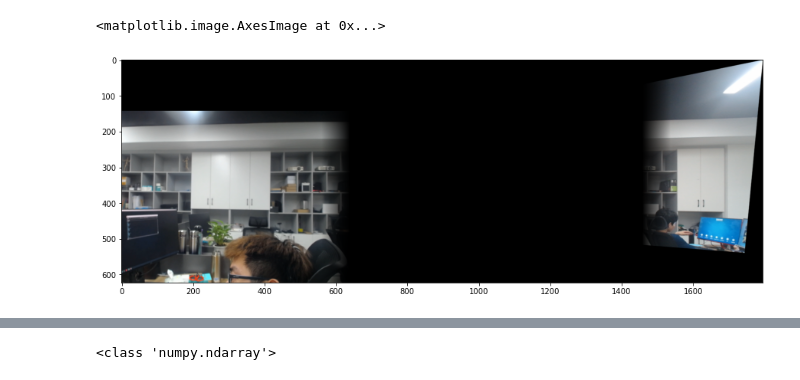
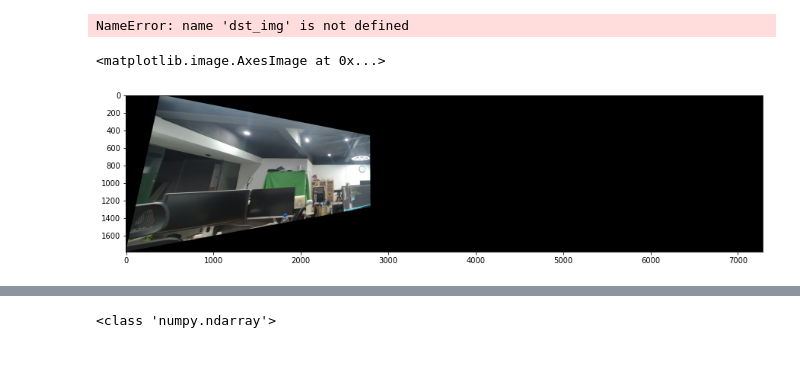
Before and after one commit to qiualu/openCVdemo, a Jupyter notebook: opencvStitcher/Panorama-master/Untitled1.ipynb, the cells around one changed output, grey strips where cells are left out. Cells and saved outputs as stored; diff of their text form; code cells hidden in the pictures.

```diff
--- a/opencvStitcher/Panorama-master/Untitled1.ipynb
+++ b/opencvStitcher/Panorama-master/Untitled1.ipynb
@@ -17,0 +9,7 @@ print(type(ref1), ref1, type(frame1), type(ref2), ref2, type(frame2))
+# %%
+capture1 = cv2.VideoCapture(0 + cv2.CAP_DSHOW)  # //打开电脑自带摄像头
+capture2 = cv2.VideoCapture(1 + cv2.CAP_DSHOW)
+capture1.set(cv2.CAP_PROP_FRAME_WIDTH, 1920)
+capture1.set(cv2.CAP_PROP_FRAME_HEIGHT, 1080)
+capture2.set(cv2.CAP_PROP_FRAME_WIDTH, 1920)
+capture2.set(cv2.CAP_PROP_FRAME_HEIGHT, 1080)
@@ -41,0 +140,4 @@ pano, non_blend, left_side, right_side = stitch.warpTwoImages(frame2, frame1, Tr
+# %%
+import CapShow2
+cs = CapShow2.capshow()
+cs.initHe(frame1,frame2)
@@ -42,7 +162,18 @@ pano, non_blend, left_side, right_side = stitch.warpTwoImages(frame2, frame1, Tr
+# %%
+src_img_warped = cv2.warpPerspective(
+            frame1, cs.Ht, (cs.width_pano, cs.height_pano)
+        )
+dst_img_rz = np.zeros((cs.height_pano, cs.width_pano, 3))
+if cs.side == "left":
+    dst_img_rz[cs.t[1]: cs.height_src + cs.t[1], cs.t[0]: cs.width_dst + cs.t[0]] = frame2
+else:
+    dst_img_rz[cs.t[1]: cs.height_src + cs.t[1], :cs.width_dst] = frame2
+# %% [output]
+NameError: name 'dst_img' is not defined
 # %%
-plt_img = np.concatenate((left_side, right_side), axis=1)
+plt_img = np.concatenate((src_img_warped, dst_img_rz), axis=1)
 plt.figure(figsize=(15,15))
 plt.imshow(convertResult(plt_img))
 # %% [output]
 <matplotlib.image.AxesImage at 0x...>
-[figure, old version]
+[figure, new version]
```
Also changed, not shown: parts of 29 cells of this notebook, 17 other files.
